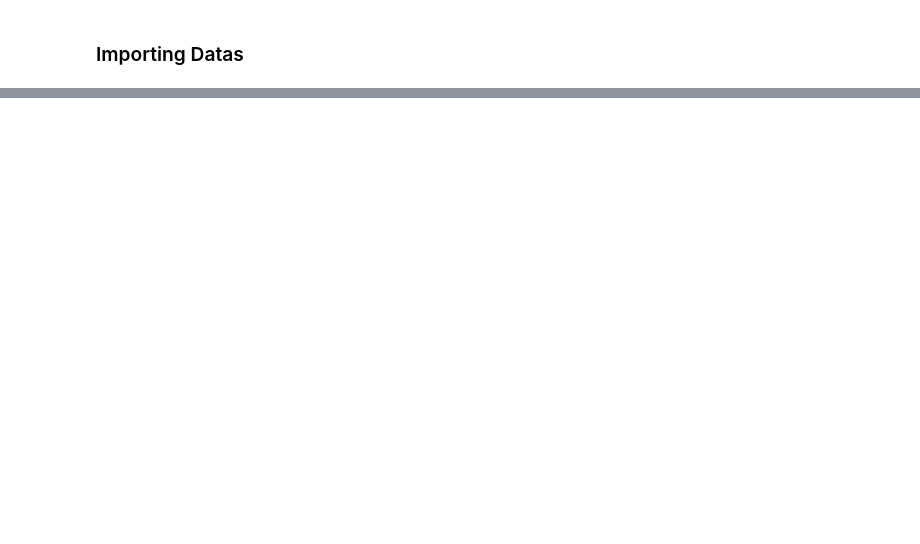
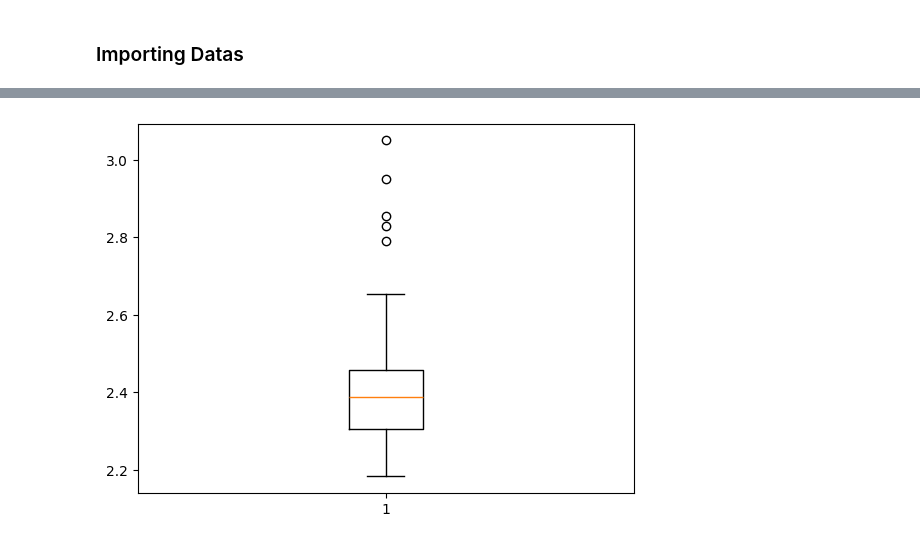
Before and after one commit to Evintkoo/circrna_classification, a Jupyter notebook: test.ipynb, the cells around one changed output, grey strips where cells are left out. Cells and saved outputs as stored; diff of their text form; code cells hidden in the pictures; blank space fills up the shorter version.

```diff
--- a/test.ipynb
+++ b/test.ipynb
@@ -31,0 +345,5 @@ array([{'AAAA': 1, 'AAAG': 3, 'AAAC': 2, 'AAAU': 1, 'AAGA': 5, 'AAGG': 2, 'AAGC'
+# %%
+plt.boxplot(h.times)
+plt.savefig("result/time_spent_per_epoch.png")
+# %% [output]
+[figure, added]
```
Also changed, not shown: parts of 29 cells of this notebook, 57 other files.
